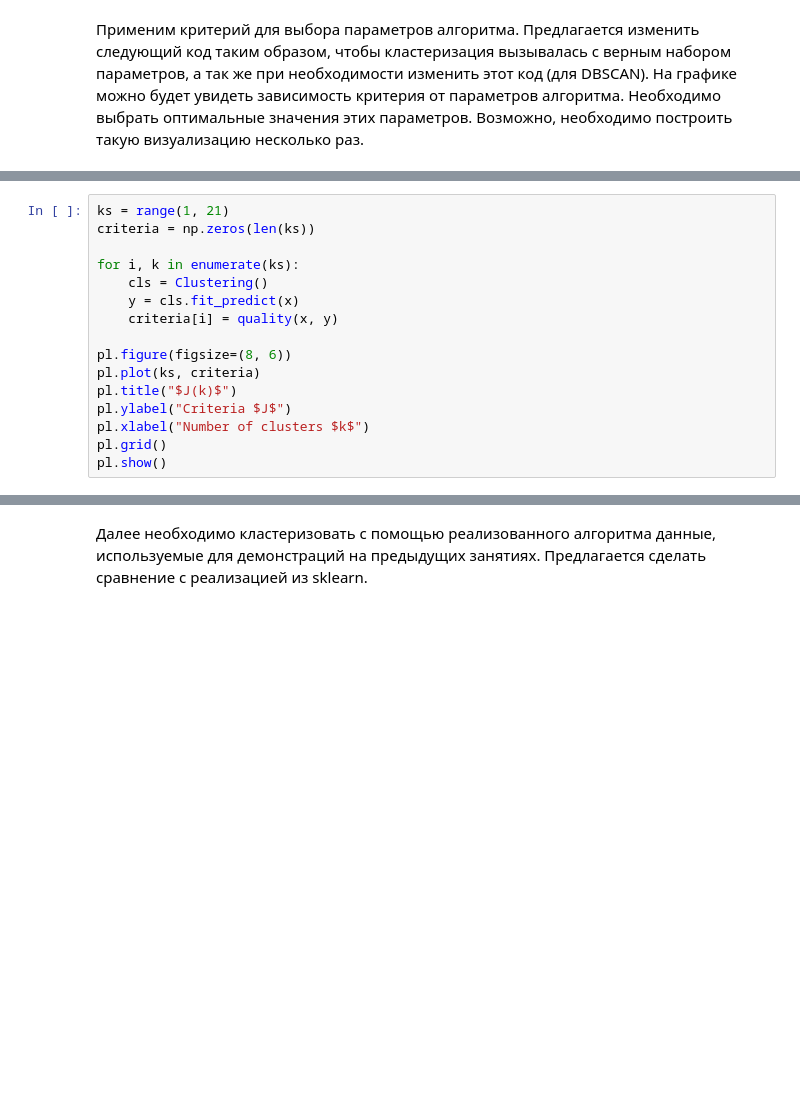
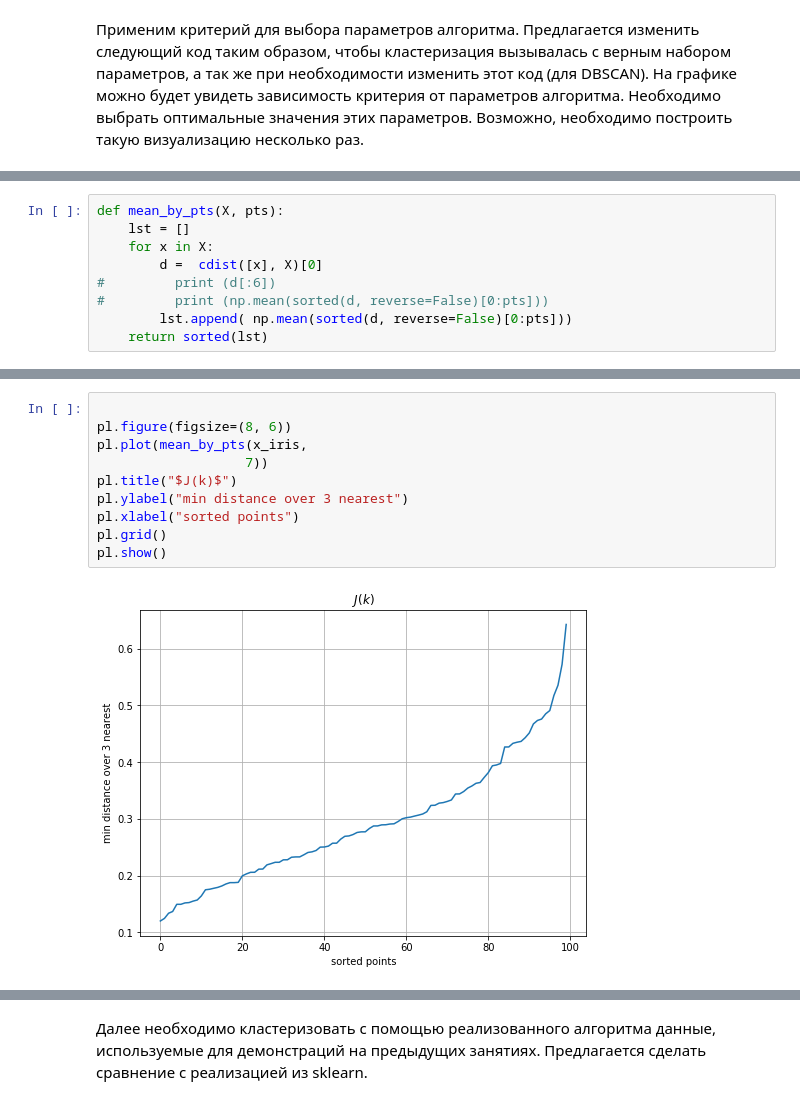
Before and after one commit to pyltsin/ipynb, a Jupyter notebook: otus/11(kmean)/homework-clustering.ipynb, the cells around one changed output, grey strips where cells are left out. Saved outputs shown, nothing was run; the diff lists cells and outputs as text; blank space fills up the shorter version.

```diff
--- a/otus/11(kmean)/homework-clustering.ipynb
+++ b/otus/11(kmean)/homework-clustering.ipynb
@@ -105,0 +239,9 @@ Adjusted Rand index for iris is: -0.00
+# %%
+def mean_by_pts(X, pts):
+    lst = []
+    for x in X:
+        d =  cdist([x], X)[0]
+#         print (d[:6])
+#         print (np.mean(sorted(d, reverse=False)[0:pts]))
+        lst.append( np.mean(sorted(d, reverse=False)[0:pts]))
+    return sorted(lst)
@@ -106,16 +261,12 @@ Adjusted Rand index for iris is: -0.00
 # %%
-ks = range(1, 21)
-criteria = np.zeros(len(ks))
-
-for i, k in enumerate(ks):
-    cls = Clustering()
-    y = cls.fit_predict(x)
-    criteria[i] = quality(x, y)
 
 pl.figure(figsize=(8, 6))
-pl.plot(ks, criteria)
+pl.plot(mean_by_pts(x_iris,
+                   7))
 pl.title("$J(k)$")
-pl.ylabel("Criteria $J$")
-pl.xlabel("Number of clusters $k$")
+pl.ylabel("min distance over 3 nearest")
+pl.xlabel("sorted points")
 pl.grid()
 pl.show()
+# %% [output]
+[figure, added]
```
Also changed, not shown: parts of 17 cells of this notebook, 7 other files.
